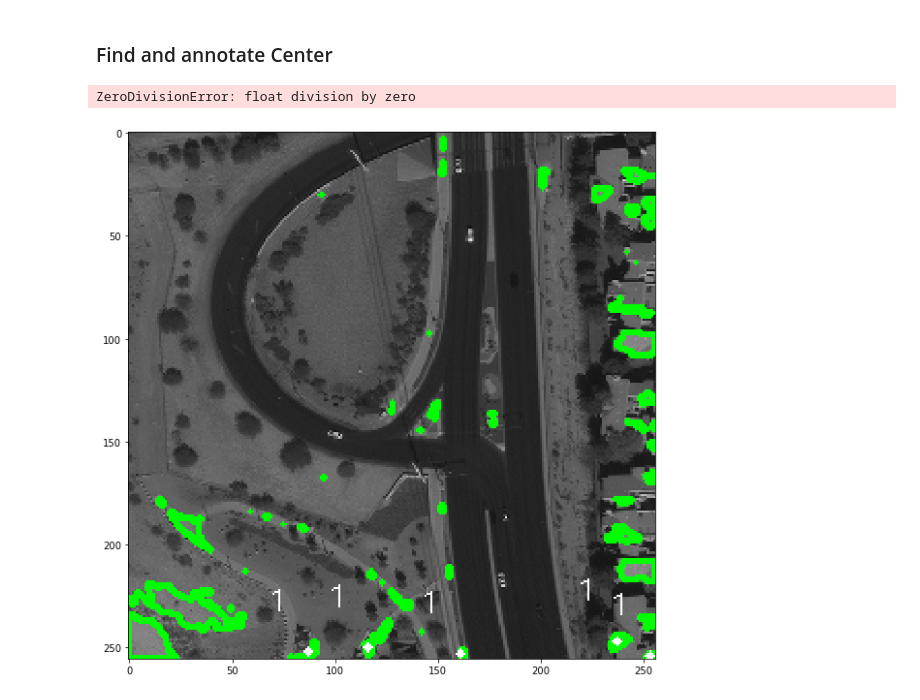
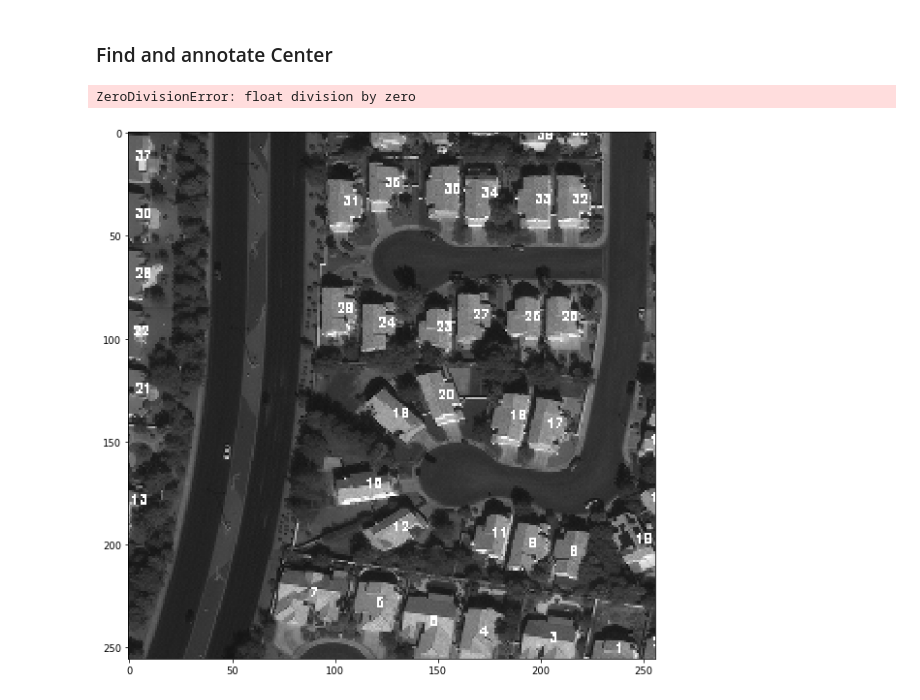
Before and after one commit to wp-cdas/UNet-Humphries, a Jupyter notebook: Center_Point.ipynb, the cells around one changed output. Saved outputs shown, nothing was run; the diff lists cells and outputs as text; code cells hidden in the pictures.

```diff
--- a/Center_Point.ipynb
+++ b/Center_Point.ipynb
@@ -56,7 +56,7 @@ plt.show()
 ### Read and show Real Image
 # %%
 #real_image = cv2.imread('/data/spacenet/bldg/AllTest/PAN-PNG/PAN_AOI_5_Khartoum_img1001.png')
-real_image = cv2.imread('/data/spacenet/bldg/AllTest/PAN-PNG/PAN_AOI_2_Vegas_img1000.png')
+real_image = cv2.imread('/data/spacenet/bldg/AllTest/PAN-PNG/PAN_AOI_2_Vegas_img1016.png')
 real_image = cv2.resize(real_image, (256,256))
 
 plt.figure(figsize = (10,10))
@@ -87,22 +87,24 @@ plt.imshow(img_cnt)
 # %%
 # loop over the contours
 plt.figure(figsize = (10,10))
+i=1
 for c in cnts:
     # compute the center of the contour
     M = cv2.moments(c)
     cX = int(M["m10"] / M["m00"])
     cY = int(M["m01"] / M["m00"])
     # draw the contour and center of the shape on the image
-    cv2.drawContours(real_image, [c], -1, (0, 255, 0), 2)
-    cv2.circle(real_image, (cX, cY), 2, (255, 255, 255), -1)
-    cv2.putText(real_image, "1", (cX - 20, cY - 20),cv2.FONT_HERSHEY_SIMPLEX, 0.5, (255, 255, 255), 1)
+    #cv2.drawContours(real_image, [c], -1, (0, 255, 0), 2)
+    #cv2.circle(real_image, (cX, cY), 2, (255, 255, 255), -1)
+    cv2.putText(real_image, str(i), (cX, cY),cv2.FONT_HERSHEY_SIMPLEX, 0.2, (255, 255, 255), 0)
     # show the image
     plt.imshow(real_image)
     cv2.waitKey(0)
+    i+=1
 # plt.imshow(image)
 # plt.xticks([]), plt.yticks([])
 # plt.show()
 #saveResult("data/membrane/test2",image)
 # %% [output]
 ZeroDivisionError: float division by zero
-[figure, old version]
+[figure, new version]
```
Also changed, not shown: parts of 5 cells of this notebook, 1 other file.
